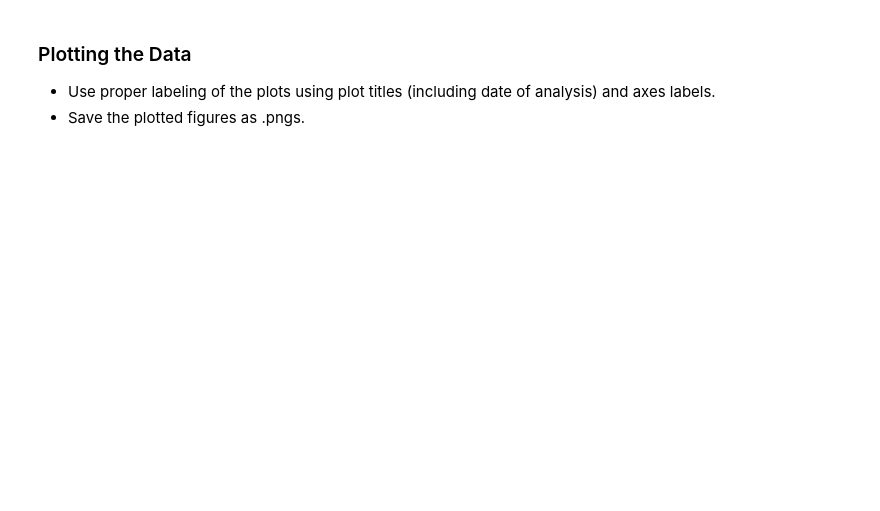
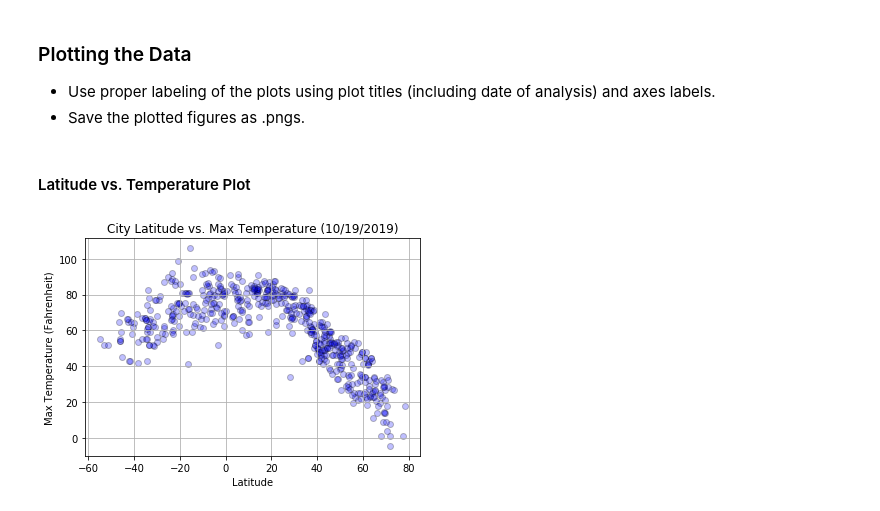
Before and after one commit to linmck/python-api-challenge, a Jupyter notebook: WeatherPy/WeatherPy_LAM.ipynb, the cells around one changed output. Saved outputs shown, nothing was run; the diff lists cells and outputs as text; code cells hidden in the pictures; blank space fills up the shorter version.

Commit message:
Added charts and saved resulting images to Results folder

```diff
--- a/WeatherPy/WeatherPy_LAM.ipynb
+++ b/WeatherPy/WeatherPy_LAM.ipynb
@@ -150,3 +161,15 @@ weather_data.to_csv(r"Results/weather_data.csv")
 ### Plotting the Data
 * Use proper labeling of the plots using plot titles (including date of analysis) and axes labels.
 * Save the plotted figures as .pngs.
+# %% [markdown]
+#### Latitude vs. Temperature Plot
+# %%
+#Create scatter plot showing the relationship of latitude and max temperatures for today
+plt.scatter(lat, max_temp, marker="o", facecolors="blue", alpha=0.25, edgecolors="black")
+plt.title(f"City Latitude vs. Max Temperature ({date})")
+plt.xlabel("Latitude")
+plt.ylabel("Max Temperature (Fahrenheit)")
+plt.grid(True)
+plt.savefig("Results/max_temp-latitude.png")
+# %% [output]
+[figure, added]
```
Also changed, not shown: parts of 10 cells of this notebook, 5 other files.
